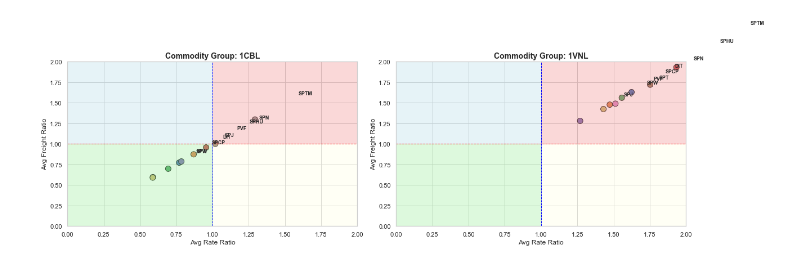
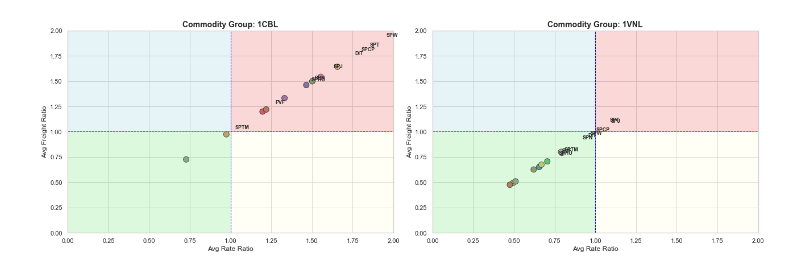
Before and after one commit to Zhuwaki/diverzify_freight_analysis, a Jupyter notebook: notebooks/nigel/quandrants.ipynb, the cells around one changed output. Drawn from its saved outputs; the diff is of its cells as text; code cells hidden in the pictures.

Commit message:
resolved the discount and freight ratio and rate ratio bug

```diff
--- a/notebooks/nigel/quandrants.ipynb
+++ b/notebooks/nigel/quandrants.ipynb
@@ -7,7 +7,7 @@ import numpy as np
 import ast
 
 # Load and prepare the data
-df = pd.read_csv("../../data/downloads/freight_comparison_20250418_175917.csv")
+df = pd.read_csv("../../data/downloads/freight_comparison_20250422_134106.csv")
 df_clean = df.replace([np.inf, -np.inf], np.nan).dropna(subset=["freight_ratio", "rate_ratio"])
 df_clean["commodity_group"] = df_clean["unique_commodity_group_input"].apply(
     lambda x: ast.literal_eval(x)[0] if pd.notnull(x) else "Unknown"
@@ -42,31 +42,31 @@ for i, group in enumerate(commodity_groups):
 
     # Lines
     ax.axhline(y_split, color='red', linestyle='--', lw=1)
     ax.axvline(x_split, color='blue', linestyle='--', lw=1)
 
     # Scatter
     sns.scatterplot(
         data=subset,
         x="avg_rate_ratio",
         y="avg_freight_ratio",
         hue="site",
         ax=ax,
         s=100,
         edgecolor="black",
         legend=False
     )
 
     for _, row in subset.iterrows():
         ax.text(row["avg_rate_ratio"] + 0.3, row["avg_freight_ratio"] + 0.3, row["site"],
                 fontsize=9, weight='bold')
 
     ax.set_xlim(x_min, x_max)
     ax.set_ylim(y_min, y_max)
     ax.set_title(f"Commodity Group: {group}", fontsize=14, weight='bold')
     ax.set_xlabel("Avg Rate Ratio")
     ax.set_ylabel("Avg Freight Ratio")
 
 plt.tight_layout()
 plt.show()
 # %% [output]
-[figure, old version]
+[figure, new version]
```
Also changed, not shown: 3 other files.
